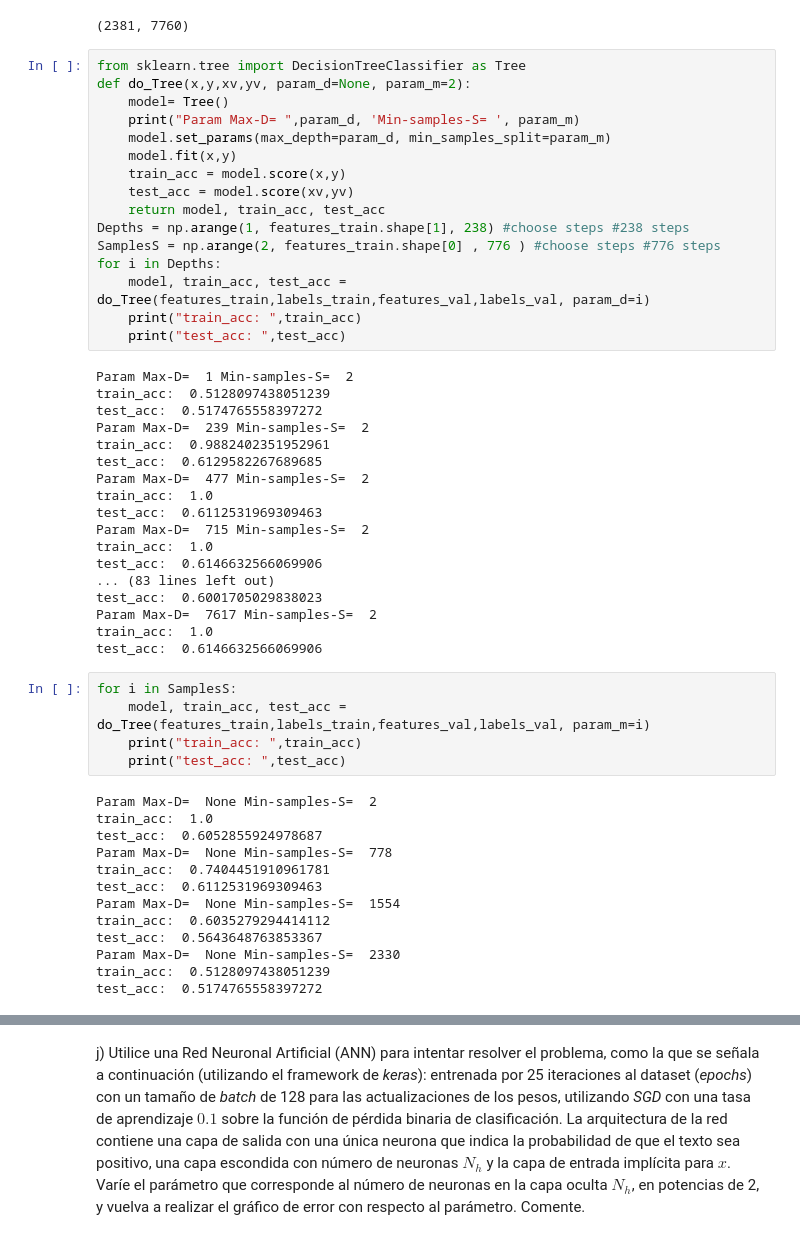
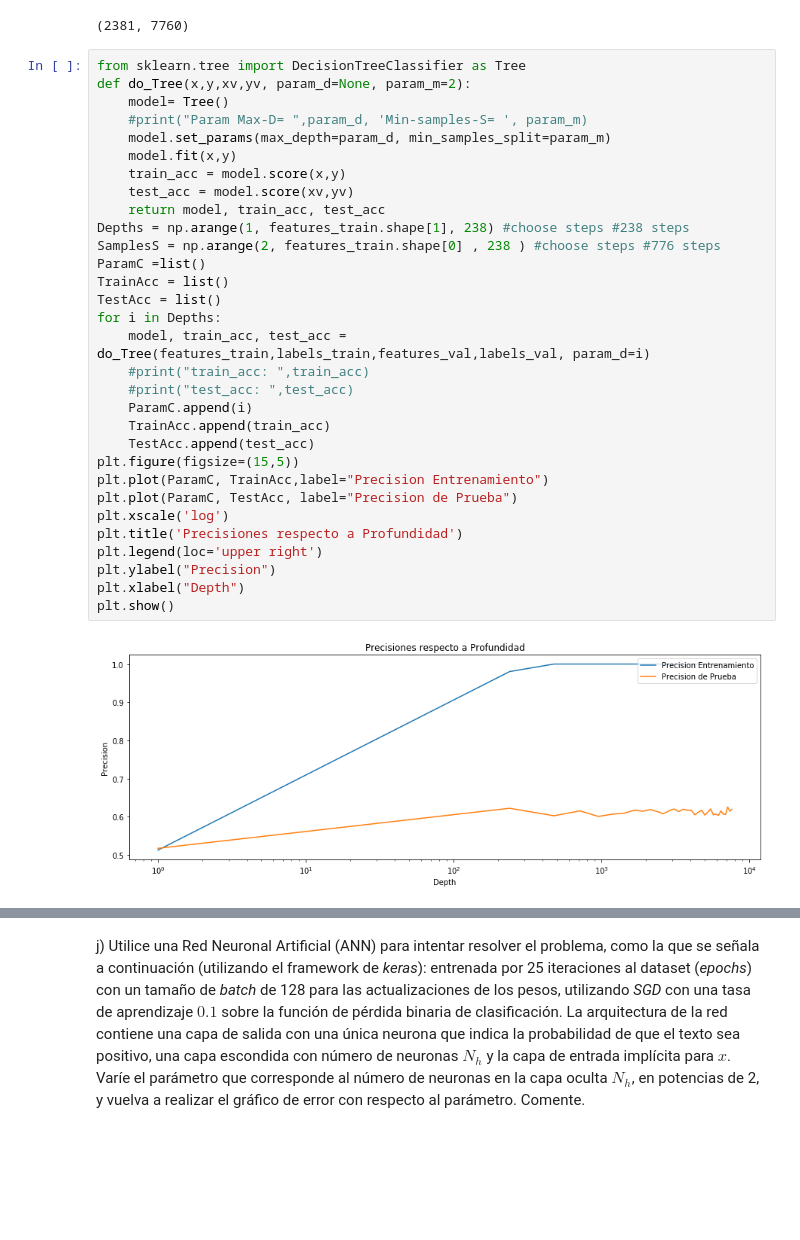
Before and after one commit to GVergaraD/Tarea2-INF393-II-2019, a Jupyter notebook: Tarea2-Sanchez-Vergara.ipynb, the cells around one changed output, grey strips where cells are left out. Cells and saved outputs as stored; diff of their text form; blank space fills up the shorter version.

```diff
--- a/Tarea2-Sanchez-Vergara.ipynb
+++ b/Tarea2-Sanchez-Vergara.ipynb
@@ -365,52 +365,33 @@ features_train.shape
 # %%
 from sklearn.tree import DecisionTreeClassifier as Tree
 def do_Tree(x,y,xv,yv, param_d=None, param_m=2):
     model= Tree()
-    print("Param Max-D= ",param_d, 'Min-samples-S= ', param_m)
+    #print("Param Max-D= ",param_d, 'Min-samples-S= ', param_m)
     model.set_params(max_depth=param_d, min_samples_split=param_m)
     model.fit(x,y)
     train_acc = model.score(x,y)
     test_acc = model.score(xv,yv)
     return model, train_acc, test_acc
 Depths = np.arange(1, features_train.shape[1], 238) #choose steps #238 steps
-SamplesS = np.arange(2, features_train.shape[0] , 776 ) #choose steps #776 steps
+SamplesS = np.arange(2, features_train.shape[0] , 238 ) #choose steps #776 steps
+ParamC =list()
+TrainAcc = list()
+TestAcc = list()
 for i in Depths:
     model, train_acc, test_acc = do_Tree(features_train,labels_train,features_val,labels_val, param_d=i)
-    print("train_acc: ",train_acc)
-    print("test_acc: ",test_acc)
+    #print("train_acc: ",train_acc)
+    #print("test_acc: ",test_acc)
+    ParamC.append(i)
+    TrainAcc.append(train_acc)
+    TestAcc.append(test_acc)
+plt.figure(figsize=(15,5))
+plt.plot(ParamC, TrainAcc,label="Precision Entrenamiento")
+plt.plot(ParamC, TestAcc, label="Precision de Prueba")
+plt.xscale('log')
+plt.title('Precisiones respecto a Profundidad')
+plt.legend(loc='upper right')
+plt.ylabel("Precision")
+plt.xlabel("Depth")
+plt.show()
 # %% [output]
-Param Max-D=  1 Min-samples-S=  2
-train_acc:  0.5128097438051239
-test_acc:  0.5174765558397272
-Param Max-D=  239 Min-samples-S=  2
-train_acc:  0.9882402351952961
-test_acc:  0.6129582267689685
-Param Max-D=  477 Min-samples-S=  2
-train_acc:  1.0
-test_acc:  0.6112531969309463
-Param Max-D=  715 Min-samples-S=  2
-train_acc:  1.0
-test_acc:  0.6146632566069906
-... (83 lines left out)
-test_acc:  0.6001705029838023
-Param Max-D=  7617 Min-samples-S=  2
-train_acc:  1.0
-test_acc:  0.6146632566069906
+[figure, added]
-# %%
-for i in SamplesS:
-    model, train_acc, test_acc = do_Tree(features_train,labels_train,features_val,labels_val, param_m=i)
-    print("train_acc: ",train_acc)
-    print("test_acc: ",test_acc)
-# %% [output]
-Param Max-D=  None Min-samples-S=  2
-train_acc:  1.0
-test_acc:  0.6052855924978687
-Param Max-D=  None Min-samples-S=  778
-train_acc:  0.7404451910961781
-test_acc:  0.6112531969309463
-Param Max-D=  None Min-samples-S=  1554
-train_acc:  0.6035279294414112
-test_acc:  0.5643648763853367
-Param Max-D=  None Min-samples-S=  2330
-train_acc:  0.5128097438051239
-test_acc:  0.5174765558397272
```
Also changed, not shown: parts of 2 cells of this notebook.
